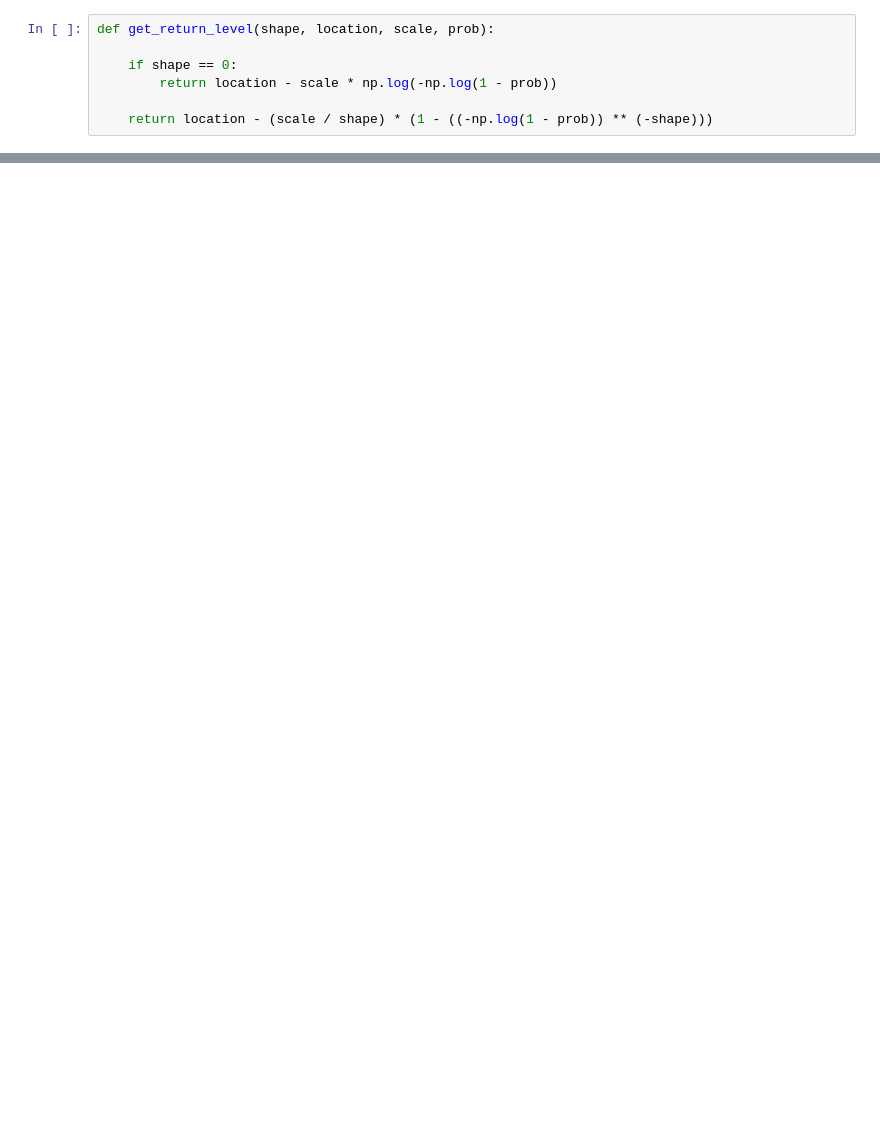
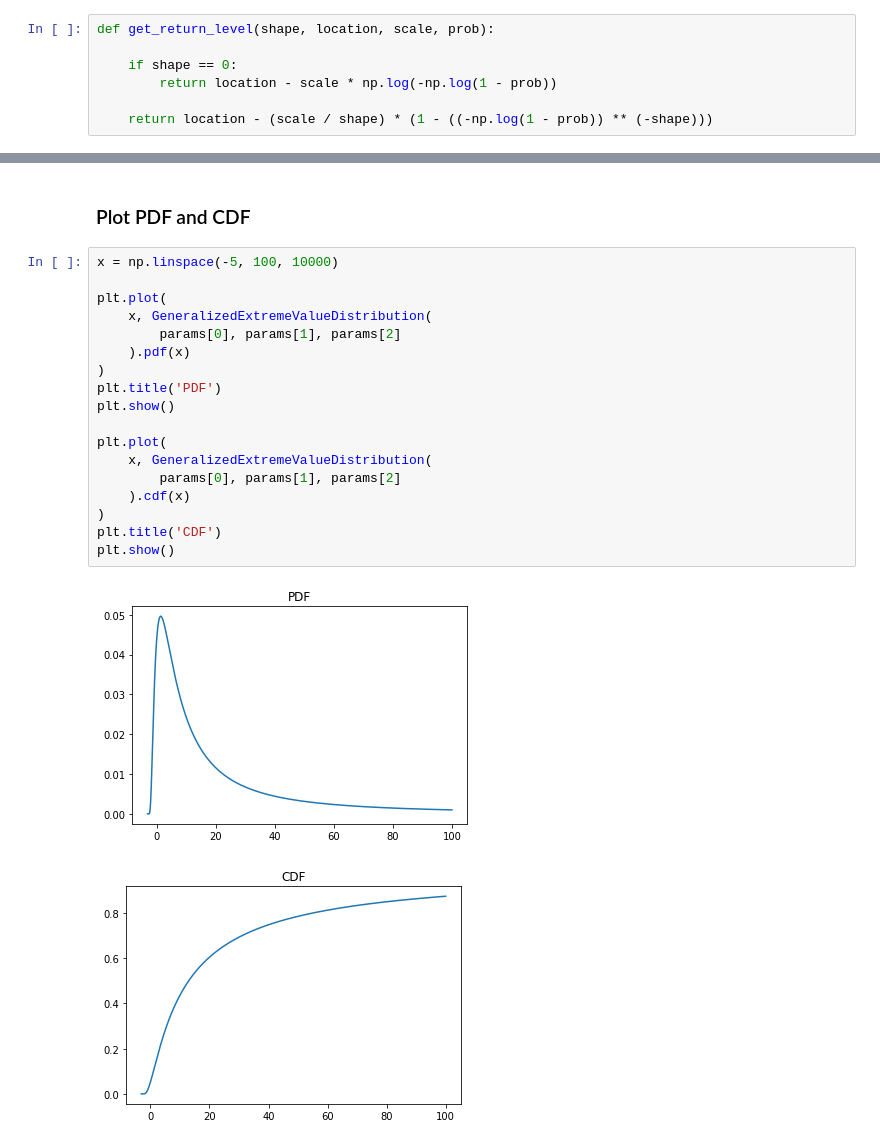
Before and after one commit to tymefighter/Forecast, a Jupyter notebook: notebooks/max-rainfall-gev.ipynb, the cells around one changed output, grey strips where cells are left out. Cells and saved outputs as stored; diff of their text form; blank space fills up the shorter version.

```diff
--- a/notebooks/max-rainfall-gev.ipynb
+++ b/notebooks/max-rainfall-gev.ipynb
@@ -47,0 +133,23 @@ def get_return_level(shape, location, scale, prob):
+# %% [markdown]
+### Plot PDF and CDF
+# %%
+x = np.linspace(-5, 100, 10000)
+
+plt.plot(
+    x, GeneralizedExtremeValueDistribution(
+        params[0], params[1], params[2]
+    ).pdf(x)
+)
+plt.title('PDF')
+plt.show()
+
+plt.plot(
+    x, GeneralizedExtremeValueDistribution(
+        params[0], params[1], params[2]
+    ).cdf(x)
+)
+plt.title('CDF')
+plt.show()
+# %% [output]
+[figure, added]
+[figure, added]
```
Also changed, not shown: parts of 38 cells of this notebook, 1 other file.
